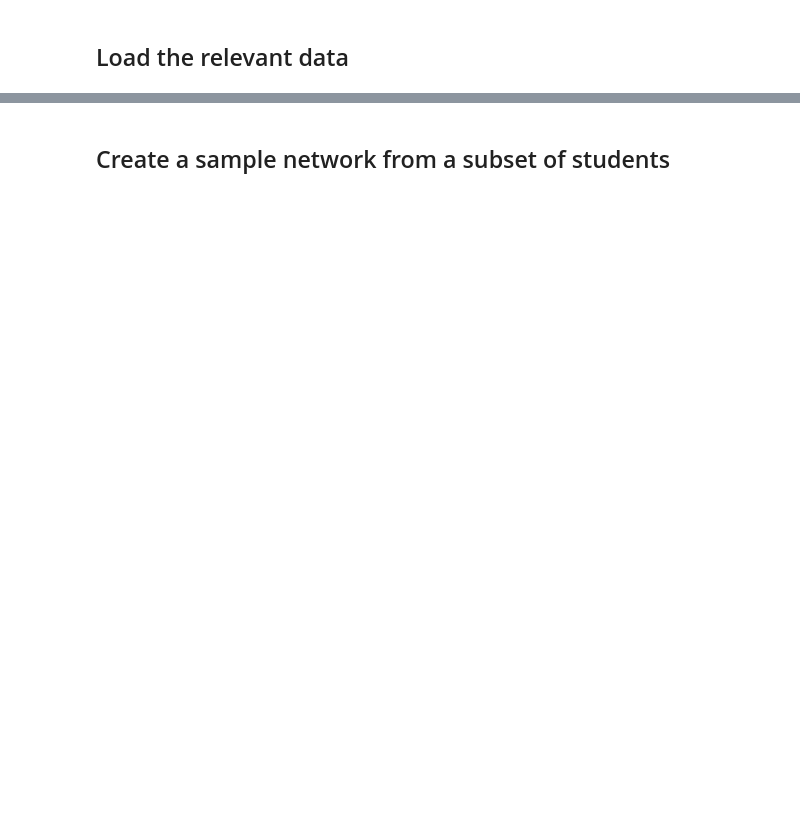
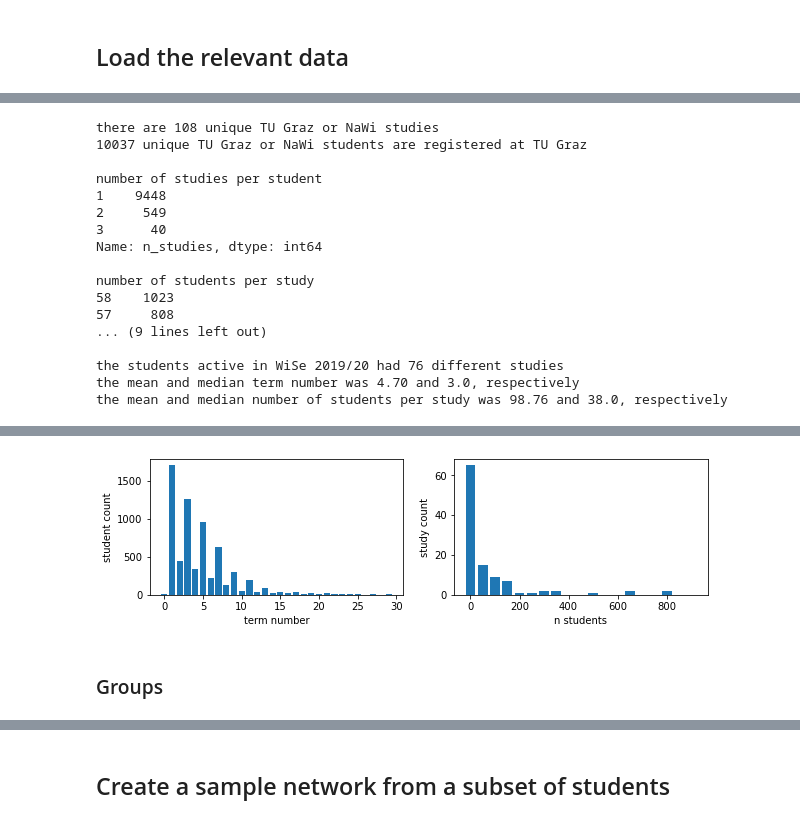
Before and after one commit to JanaLasser/uni_SEIRX, a Jupyter notebook: code/create_network.ipynb, the cells around one changed output, grey strips where cells are left out. Drawn from its saved outputs; the diff is of its cells as text; code cells hidden in the pictures; blank space fills up the shorter version.

```diff
--- a/code/create_network.ipynb
+++ b/code/create_network.ipynb
@@ -203,0 +300,62 @@ rooms.head(3)
+# %%
+print('there are {} unique TU Graz or NaWi studies'.format(len(studies['study_id'].unique())))
+print('{} unique TU Graz or NaWi students are registered at TU Graz'\
+      .format(len(studies['student_id'].unique())))
+
+n_studies = studies[['student_id', 'study_id']]\
+    .groupby('student_id')\
+    .count()\
+    .rename(columns={'study_id':'n_studies'})\
+    .reset_index()
+print('\nnumber of studies per student')
+print(n_studies['n_studies'].value_counts())
+
+n_students = studies[['student_id', 'study_id']]\
+    .groupby('study_id')\
+    .count()\
+    .rename(columns={'student_id':'n_students'})\
+    .reset_index()\
+    .sort_values(by='n_students', ascending=False)
+print('\nnumber of students per study')
+print(n_students['n_students'][0:10])
+
+studies = studies[studies['student_id'].isin(students['student_id'].unique())]
+print('\nthe students active in WiSe 2019/20 had {} different studies'\
+      .format(len(studies['study_id'].unique())))
+
+fig, axes = plt.subplots(1, 2, figsize=(10, 2.5))
+axes[0].hist(studies['term_number'], rwidth=0.8, bins=range(0, 31, 1), align='left')
+axes[0].set_xlabel('term number')
+axes[0].set_ylabel('student count')
+
+axes[1].hist(n_students['n_students'], rwidth=0.8, bins=range(0, 1000, 50),
+             align='left')
+axes[1].set_xlabel('n students')
+axes[1].set_ylabel('study count')
+
+print('the mean and median term number was {:1.2f} and {}, respectively'\
+      .format(studies['term_number'].mean(), studies['term_number'].median()))
+
+print('the mean and median number of students per study was {:1.2f} and {}, respectively'\
+      .format(n_students['n_students'].mean(), n_students['n_students'].median()))
+
+
+studies.head(3)
+# %% [output]
+there are 108 unique TU Graz or NaWi studies
+10037 unique TU Graz or NaWi students are registered at TU Graz
+
+number of studies per student
+1    9448
+2     549
+3      40
+Name: n_studies, dtype: int64
+
+number of students per study
+58    1023
+57     808
+... (9 lines left out)
+
+the students active in WiSe 2019/20 had 76 different studies
+the mean and median term number was 4.70 and 3.0, respectively
+the mean and median number of students per study was 98.76 and 38.0, respectively
@@ -203,0 +366,3 @@ rooms.head(3)
+[figure, added]
+# %% [markdown]
+### Groups
```
Also changed, not shown: parts of 78 cells of this notebook, 1 other file.
